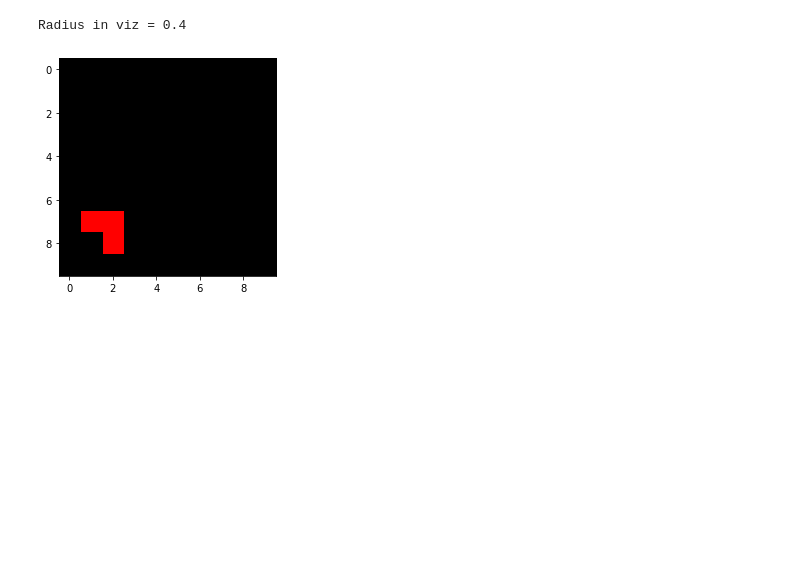
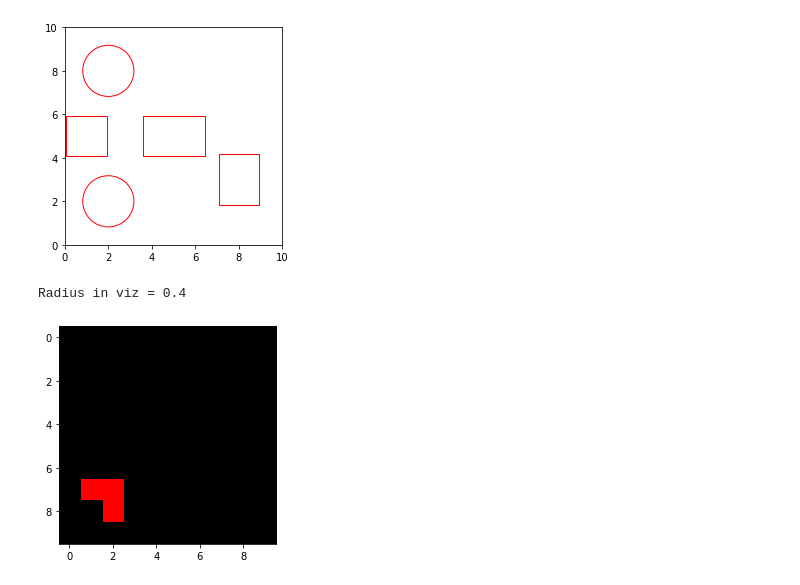
Before and after one commit to siddharthtelang/A-Differential-Drive, a Jupyter notebook: A-Star-Differential-Drive.ipynb, the cells around one changed output. Cells and saved outputs as stored; diff of their text form; code cells hidden in the pictures; blank space fills up the shorter version.

Commit message:
obstacle visualization

```diff
--- a/A-Star-Differential-Drive.ipynb
+++ b/A-Star-Differential-Drive.ipynb
@@ -6,0 +8,10 @@ import matplotlib.pyplot as plt
+# %%
+fig, ax = plt.subplots()
+ax.set(xlim=(0, 10), ylim = (0,10))
+obs = Obstacle(0.0)
+viz = Visualization(obs)
+viz.addObstacles2Map(ax)
+ax.set_aspect("equal")
+plt.show()
+# %% [output]
+[figure, added]
```
Also changed, not shown: parts of 2 cells of this notebook, 2 other files.
